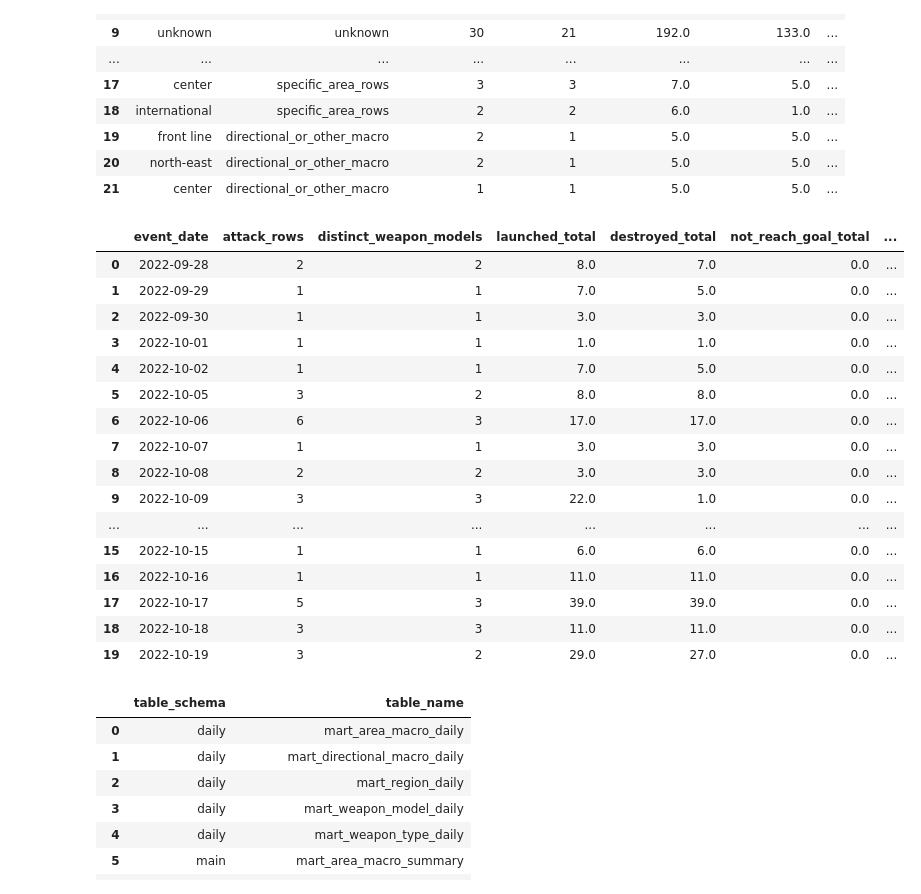
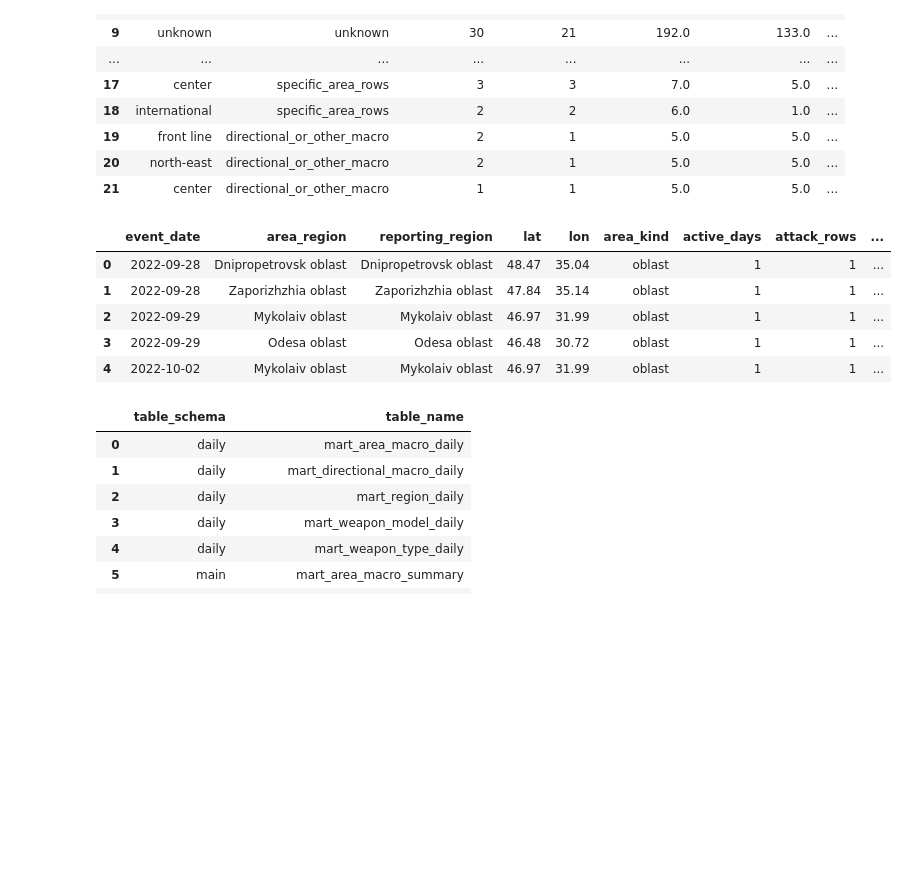
Before and after one commit to tujokuus/air-strikes-on-ukraine-dashboard, a Jupyter notebook: notebooks/gold_duckdb_testing.ipynb, the cells around one changed output. Saved outputs shown, nothing was run; the diff lists cells and outputs as text; code cells hidden in the pictures; blank space fills up the shorter version.

```diff
--- a/notebooks/gold_duckdb_testing.ipynb
+++ b/notebooks/gold_duckdb_testing.ipynb
@@ -102,25 +89,18 @@ ORDER BY launched_total DESC
 | 20 | north-east | directional_or_other_macro | 2 | 1 | 5.0 | 5.0 | ... |
 | 21 | center | directional_or_other_macro | 1 | 1 | 5.0 | 5.0 | ... |
 # %%
-con.sql("SELECT * FROM vw_dashboard_daily_activity LIMIT 20").df()
+con.sql("""
+SELECT *
+FROM daily.mart_region_daily
+LIMIT 5;
+""").df()
 # %% [output]
-|  | event_date | attack_rows | distinct_weapon_models | launched_total | destroyed_total | not_reach_goal_total | ... |
-| 0 | 2022-09-28 | 2 | 2 | 8.0 | 7.0 | 0.0 | ... |
-| 1 | 2022-09-29 | 1 | 1 | 7.0 | 5.0 | 0.0 | ... |
-| 2 | 2022-09-30 | 1 | 1 | 3.0 | 3.0 | 0.0 | ... |
-| 3 | 2022-10-01 | 1 | 1 | 1.0 | 1.0 | 0.0 | ... |
-| 4 | 2022-10-02 | 1 | 1 | 7.0 | 5.0 | 0.0 | ... |
-| 5 | 2022-10-05 | 3 | 2 | 8.0 | 8.0 | 0.0 | ... |
-| 6 | 2022-10-06 | 6 | 3 | 17.0 | 17.0 | 0.0 | ... |
-| 7 | 2022-10-07 | 1 | 1 | 3.0 | 3.0 | 0.0 | ... |
-| 8 | 2022-10-08 | 2 | 2 | 3.0 | 3.0 | 0.0 | ... |
-| 9 | 2022-10-09 | 3 | 3 | 22.0 | 1.0 | 0.0 | ... |
-| ... | ... | ... | ... | ... | ... | ... | ... |
-| 15 | 2022-10-15 | 1 | 1 | 6.0 | 6.0 | 0.0 | ... |
-| 16 | 2022-10-16 | 1 | 1 | 11.0 | 11.0 | 0.0 | ... |
-| 17 | 2022-10-17 | 5 | 3 | 39.0 | 39.0 | 0.0 | ... |
-| 18 | 2022-10-18 | 3 | 3 | 11.0 | 11.0 | 0.0 | ... |
-| 19 | 2022-10-19 | 3 | 2 | 29.0 | 27.0 | 0.0 | ... |
+|  | event_date | area_region | reporting_region | lat | lon | area_kind | active_days | attack_rows | ... |
+| 0 | 2022-09-28 | Dnipropetrovsk oblast | Dnipropetrovsk oblast | 48.47 | 35.04 | oblast | 1 | 1 | ... |
+| 1 | 2022-09-28 | Zaporizhzhia oblast | Zaporizhzhia oblast | 47.84 | 35.14 | oblast | 1 | 1 | ... |
+| 2 | 2022-09-29 | Mykolaiv oblast | Mykolaiv oblast | 46.97 | 31.99 | oblast | 1 | 1 | ... |
+| 3 | 2022-09-29 | Odesa oblast | Odesa oblast | 46.48 | 30.72 | oblast | 1 | 1 | ... |
+| 4 | 2022-10-02 | Mykolaiv oblast | Mykolaiv oblast | 46.97 | 31.99 | oblast | 1 | 1 | ... |
 # %%
 con.sql("""
 SELECT table_schema, table_name
```
Also changed, not shown: parts of 2 cells of this notebook, 5 other files.
